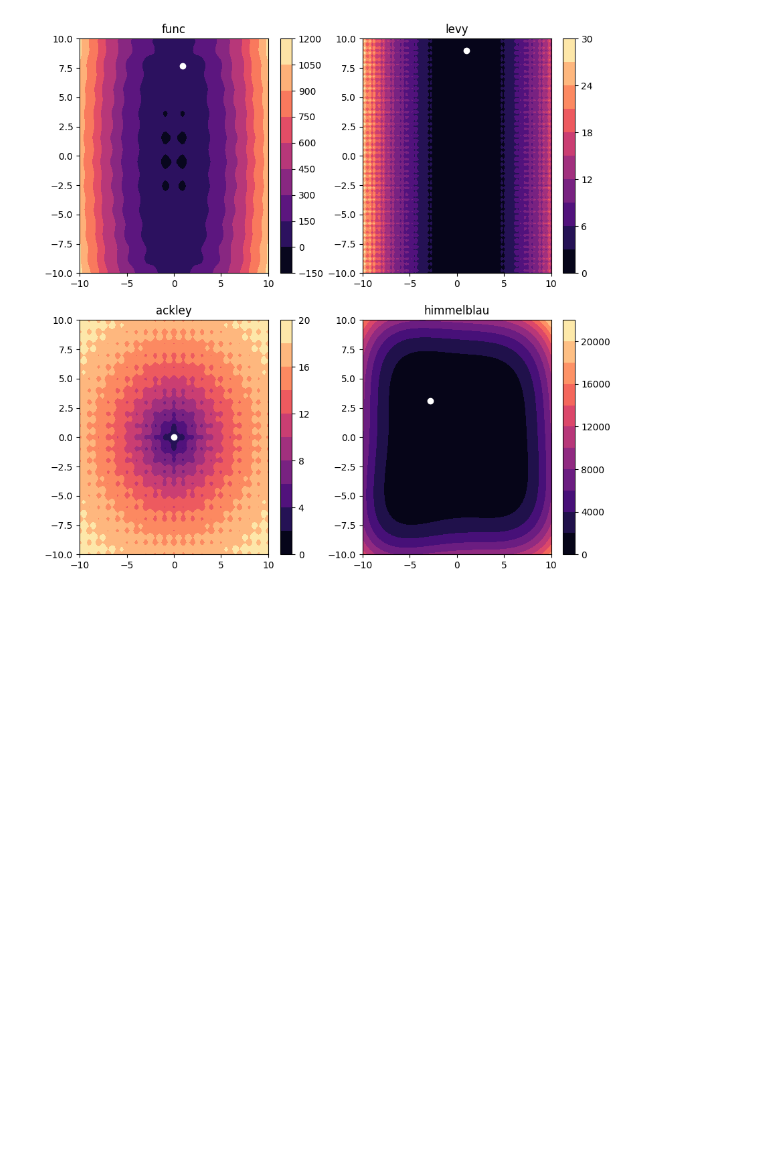
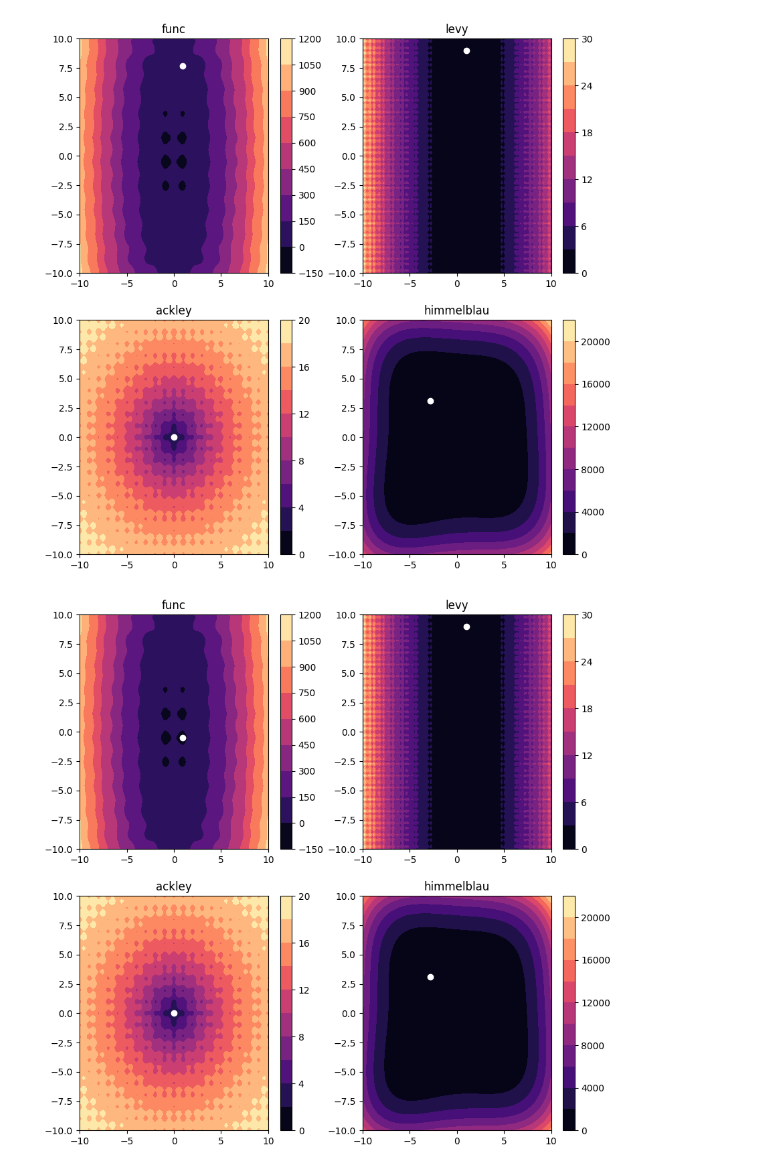
Before and after one commit to MarcoAfB/Optimization, a Jupyter notebook: Local_Search.ipynb, the cells around one changed output. Cells and saved outputs as stored; diff of their text form; code cells hidden in the pictures; blank space fills up the shorter version.

Commit message:
ciclic_search_MOD

```diff
--- a/Local_Search.ipynb
+++ b/Local_Search.ipynb
@@ -92,3 +92,45 @@ himm_pnt=ciclic_search(himmelblau, [9,9], 0.01)
 plot(func_pnt, ackley_pnt, levy_pnt, himm_pnt)
 # %% [output]
 [figure]
+# %%
+def ciclic_search_MOD(f, x):
+    basis = np.identity(len(x))
+    norm = np.inf
+    velocidade = 0
+    passo = 0
+    while norm > 0.1:
+        x_pass = x.copy()
+        steps = np.linspace(0.1,2,20)
+        for i in range(len(x)):
+            k=0
+            count=0
+            l=0
+            while k == 0 and count<=19:
+                step = steps[count]
+                while True:
+                    x_k = x + basis[i]*step
+                    passo+=1
+                    if f(x_k) >= f(x):
+                        break
+                    x=x_k
+                    k+=1
+                    l+=1
+                while True and l==0:
+                    x_k = x - basis[i]*step
+                    passo+=1
+                    if f(x_k) >= f(x):
+                        break
+                    x=x_k
+                    k+=1
+                count+=1
+
+        norm = np.linalg.norm(x-x_pass)
+        velocidade+=1
+    return x
+ackley_pnt=ciclic_search_MOD(ackley, [9,9])
+levy_pnt=ciclic_search_MOD(levy, [9,9])
+func_pnt=ciclic_search_MOD(func, [9,9])
+himm_pnt=ciclic_search_MOD(himmelblau, [9,9])
+plot(func_pnt, ackley_pnt, levy_pnt, himm_pnt)
+# %% [output]
+[figure, added]
```
